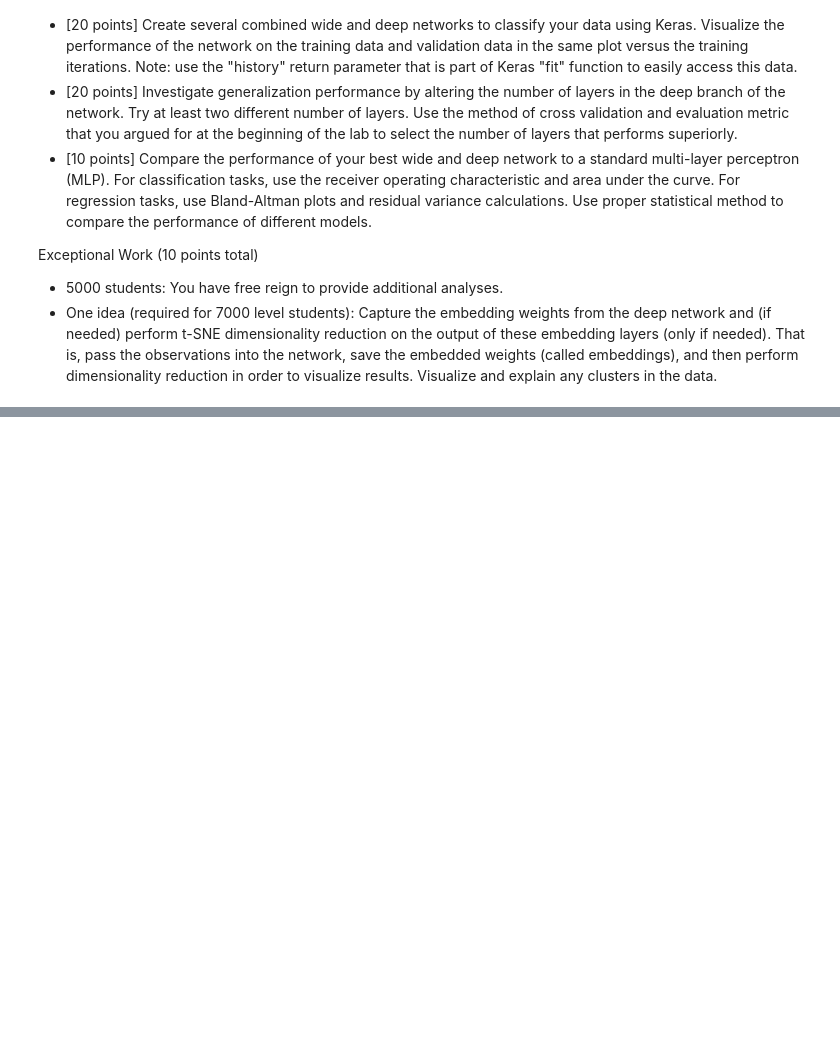
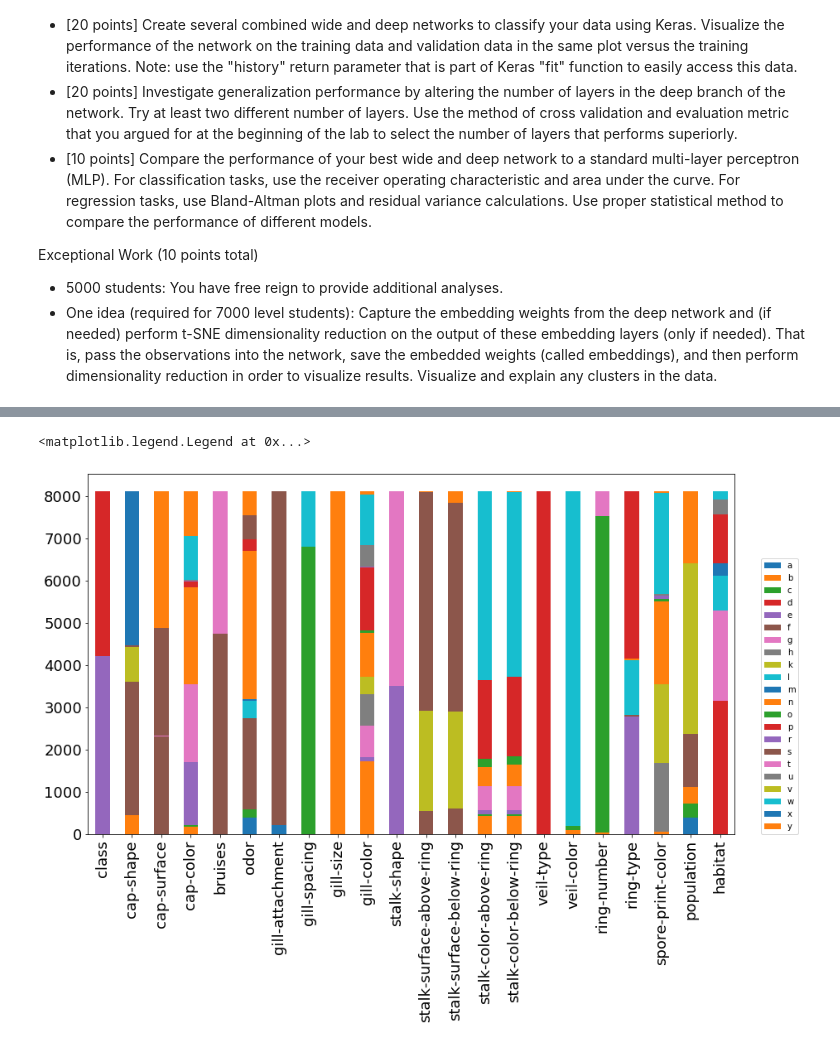
Before and after one commit to liamlows/CS5324-ML_Python, a Jupyter notebook: Lab5/Lab 5.ipynb, the cells around one changed output, grey strips where cells are left out. Cells and saved outputs as stored; diff of their text form; code cells hidden in the pictures; blank space fills up the shorter version.

```diff
--- a/Lab5/Lab 5.ipynb
+++ b/Lab5/Lab 5.ipynb
@@ -114,0 +148,5 @@ Using TensorFlow backend.
+# %%
+data.drop(['stalk-root'], inplace=True, axis=1)
+# %%
+data_counts = data.apply(pd.value_counts).fillna(0)
+data_counts
@@ -114,0 +172,6 @@ Using TensorFlow backend.
+# %%
+data_counts_plt = data_counts.T.plot(kind='bar',stacked=True, legend=True, figsize=(14,8), fontsize=18)
+data_counts_plt.legend(loc=(1.04,0))
+# %% [output]
+<matplotlib.legend.Legend at 0x...>
+[figure, added]
```
Also changed, not shown: parts of 34 cells of this notebook, 5 other files.
